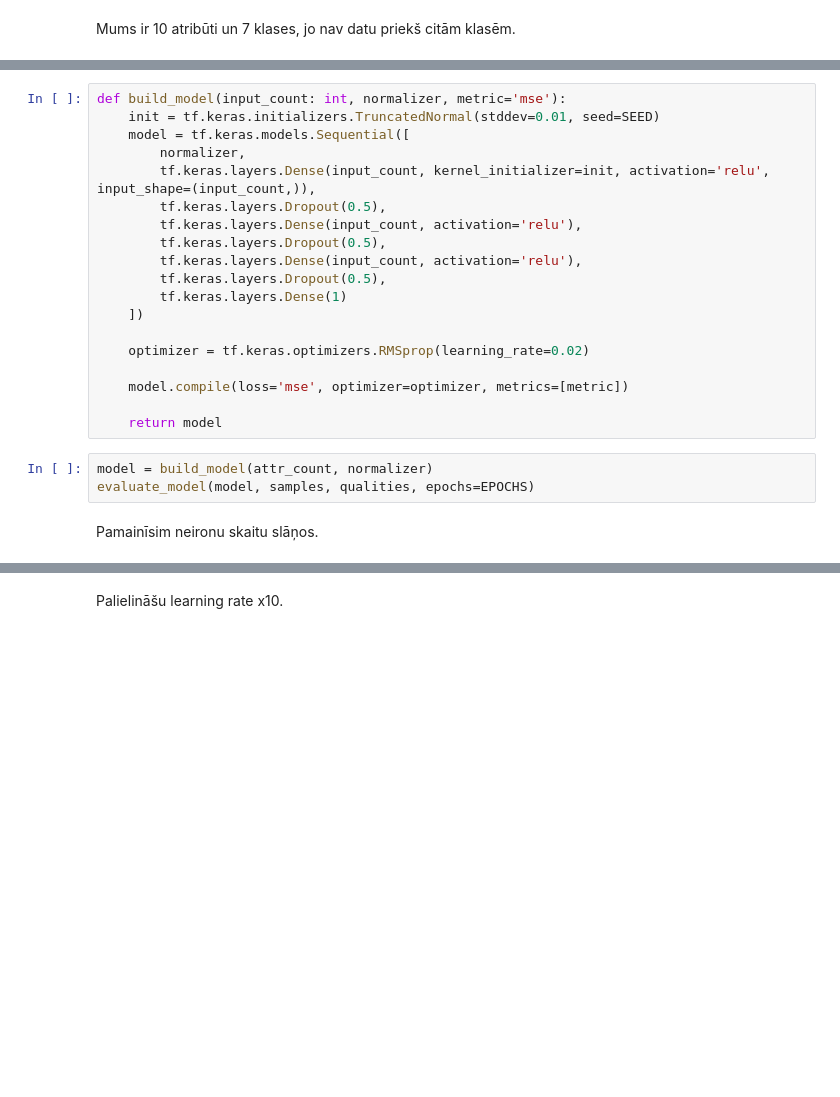
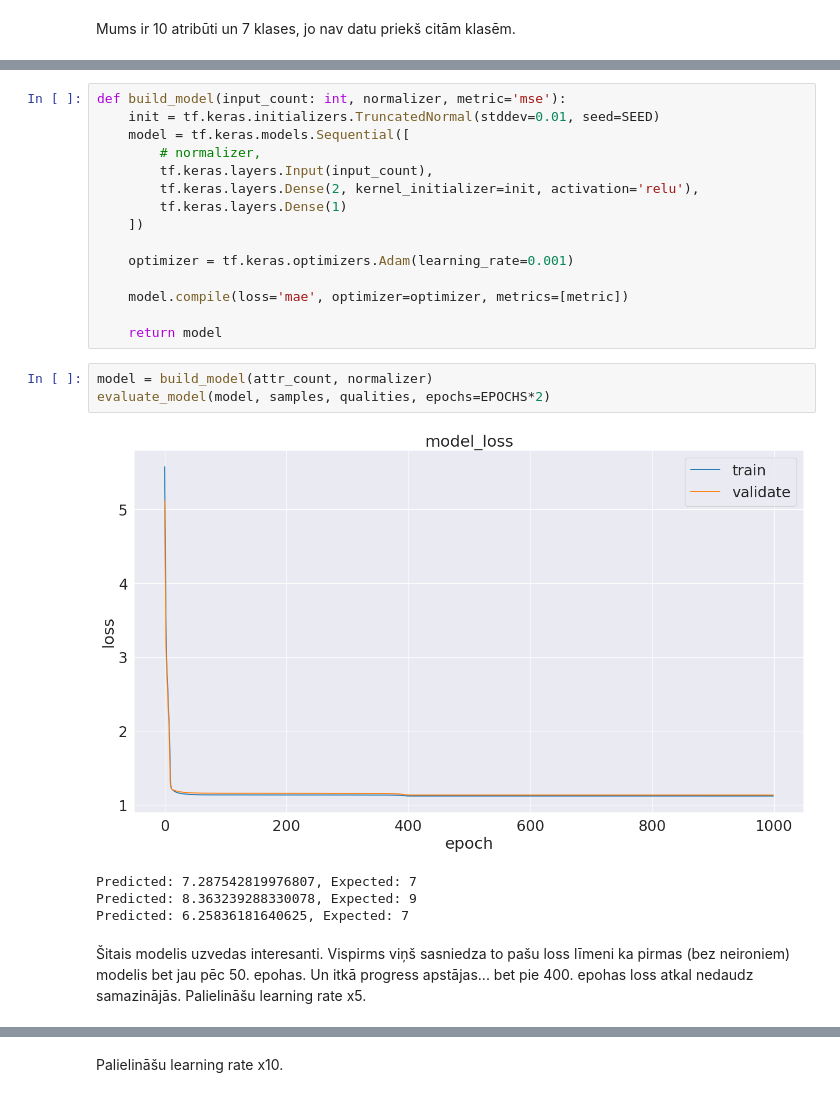
Before and after one commit to kamikaze/rtu-ai, a Jupyter notebook: homework02.ipynb, the cells around one changed output, grey strips where cells are left out. Drawn from its saved outputs; the diff is of its cells as text; blank space fills up the shorter version.

```diff
--- a/homework02.ipynb
+++ b/homework02.ipynb
@@ -328,24 +348,25 @@ Nav tik labi rezultāti. Pievienosim vēl divus tik pat lielus slāņus.
 def build_model(input_count: int, normalizer, metric='mse'):
     init = tf.keras.initializers.TruncatedNormal(stddev=0.01, seed=SEED)
     model = tf.keras.models.Sequential([
-        normalizer,
-        tf.keras.layers.Dense(input_count, kernel_initializer=init, activation='relu', input_shape=(input_count,)),
-        tf.keras.layers.Dropout(0.5),
-        tf.keras.layers.Dense(input_count, activation='relu'),
-        tf.keras.layers.Dropout(0.5),
-        tf.keras.layers.Dense(input_count, activation='relu'),
-        tf.keras.layers.Dropout(0.5),
+        # normalizer,
+        tf.keras.layers.Input(input_count),
+        tf.keras.layers.Dense(2, kernel_initializer=init, activation='relu'),
         tf.keras.layers.Dense(1)
     ])
 
-    optimizer = tf.keras.optimizers.RMSprop(learning_rate=0.02)
+    optimizer = tf.keras.optimizers.Adam(learning_rate=0.001)
 
-    model.compile(loss='mse', optimizer=optimizer, metrics=[metric])
+    model.compile(loss='mae', optimizer=optimizer, metrics=[metric])
 
     return model
 # %%
 model = build_model(attr_count, normalizer)
-evaluate_model(model, samples, qualities, epochs=EPOCHS)
+evaluate_model(model, samples, qualities, epochs=EPOCHS*2)
+# %% [output]
+[figure, added]
+Predicted: 7.287542819976807, Expected: 7
+Predicted: 8.363239288330078, Expected: 9
+Predicted: 6.25836181640625, Expected: 7
-# %% [markdown]
-Pamainīsim neironu skaitu slāņos.
+# %% [markdown]
+Šitais modelis uzvedas interesanti. Vispirms viņš sasniedza to pašu loss līmeni ka pirmas (bez neironiem) modelis bet jau pēc 50. epohas. Un itkā progress apstājas... bet pie 400. epohas loss atkal nedaudz samazinājās. Palielināšu learning rate x5.
 # %%
```
Also changed, not shown: parts of 28 cells of this notebook.
